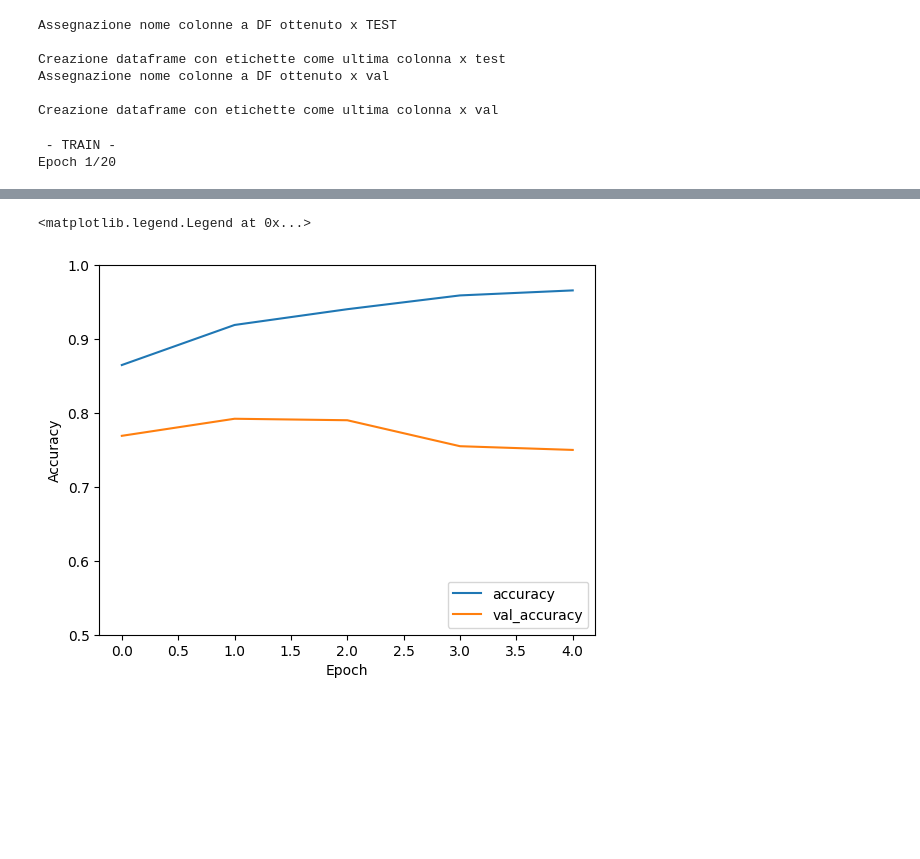
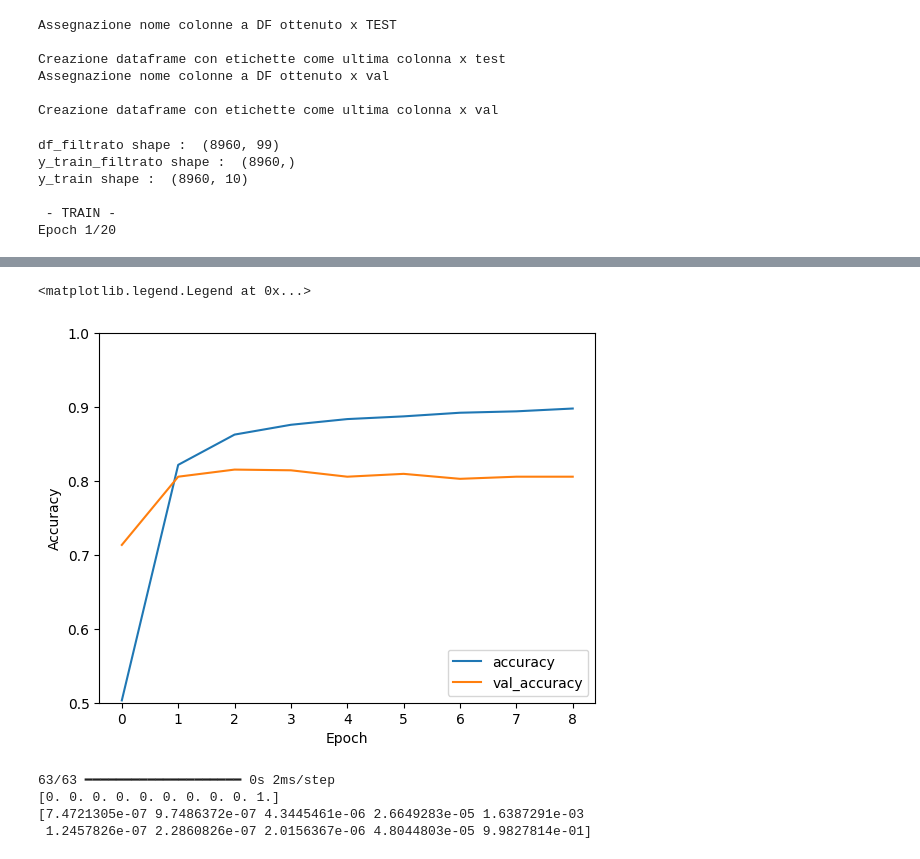
Before and after one commit to Domendomen99/csl_prj, a Jupyter notebook: CNN_PCA+.ipynb, the cells around one changed output, grey strips where cells are left out. Drawn from its saved outputs; the diff is of its cells as text; code cells hidden in the pictures; blank space fills up the shorter version.

```diff
--- a/CNN_PCA+.ipynb
+++ b/CNN_PCA+.ipynb
@@ -190,8 +190,8 @@ Creazione dataframe con etichette come ultima colonna x val
 # - Preparazione dei dataset filtrati
 
 # Prova di divisione in due classi
-primaEtichetta = 2
-secondaEtichetta = 8
+primaEtichetta = 4
+secondaEtichetta = 9
 
 df_filtrato_etichettato = pca_cifar_Df_con_etichette[pca_cifar_Df_con_etichette['y'].isin([primaEtichetta,secondaEtichetta])]
 
@@ -221,13 +221,17 @@ from tensorflow.keras.layers import Dense, Dropout
 from tensorflow.keras.optimizers import Adam
 from tensorflow.keras.callbacks import EarlyStopping
 
+# Vettore delle etichette creato come vettore one-shot
+y_train = to_categorical(y_train_filtrato)
+y_test = to_categorical(y_test_filtrato)
+y_val = to_categorical(y_val_filtrato)
+
+print("df_filtrato shape : " , df_filtrato.shape)
+print("y_train_filtrato shape : " , y_train_filtrato.shape)
+print("y_train shape : " , y_train.shape)
+
 # Numero di classi da classificare
-num_classes = 10
-
-# Vettore delle etichette creato come vettore one-shot
-y_train = to_categorical(y_train_filtrato,num_classes)
-y_test = to_categorical(y_test_filtrato,num_classes)
-y_val = to_categorical(y_val_filtrato,num_classes)
+num_classes = len(y_train[0])
 
 # Numero di elementi da utilizzare per aggiornamento pesi
 batch_size = 64 #512 #128
@@ -237,10 +241,7 @@ epochs = 20 #20 #100
 
 # Definizione degli strati della rete
 model = Sequential()
-model.add(Dense(1024, activation='relu', input_shape=(pca_train.n_components_,)))
-model.add(Dense(512, activation='relu'))
-model.add(Dense(256, activation='relu'))
-model.add(Dense(128, activation='relu'))
+model.add(Dense(16, activation='relu', input_shape=(pca_train.n_components_,)))
 model.add(Dense(num_classes, activation='softmax'))
 
 # Assemblaggio del modello
@@ -264,5 +265,9 @@ plt.ylabel('Accuracy')
 plt.ylim([0.5, 1])
 plt.legend(loc='lower right')
 # %% [output]
+df_filtrato shape :  (8960, 99)
+y_train_filtrato shape :  (8960,)
+y_train shape :  (8960, 10)
+
  - TRAIN -
 Epoch 1/20
@@ -281,4 +289,14 @@ Epoch 5/20
 
  - GRAFICO Train e Validation -
 <matplotlib.legend.Legend at 0x...>
-[figure, old version]
+[figure, new version]
+# %%
+# Controllo risultati
+previsione = model.predict(df_filtrato_test)
+print(y_test[1])
+print(previsione[1])
+# %% [output]
+63/63 ━━━━━━━━━━━━━━━━━━━━ 0s 2ms/step
+[0. 0. 0. 0. 0. 0. 0. 0. 0. 1.]
+[7.4721305e-07 9.7486372e-07 4.3445461e-06 2.6649283e-05 1.6387291e-03
+ 1.2457826e-07 2.2860826e-07 2.0156367e-06 4.8044803e-05 9.9827814e-01]
```
Also changed, not shown: parts of 1 cell of this notebook.
